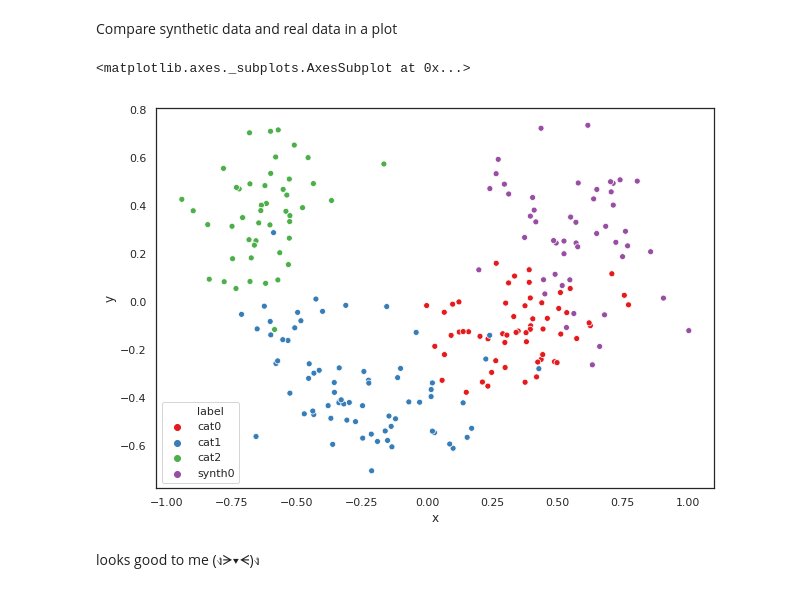
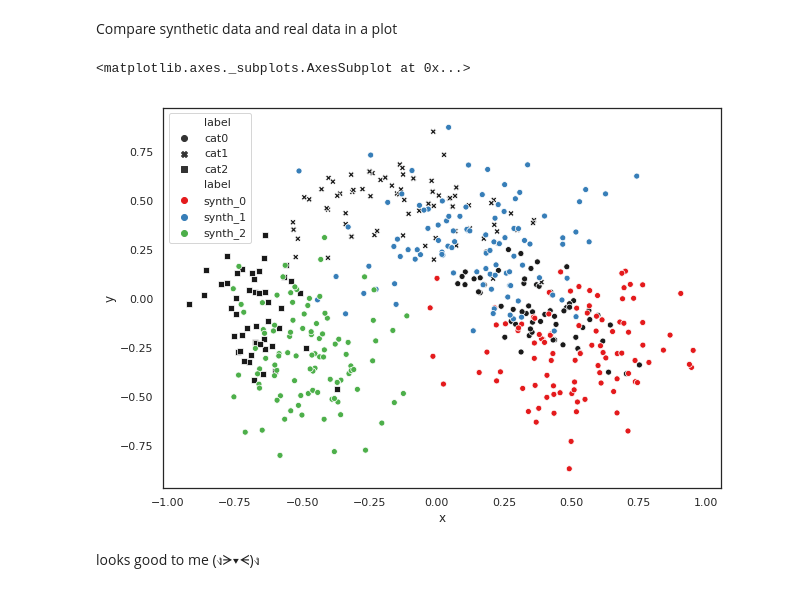
Before and after one commit to BielStela/membership_inference, a Jupyter notebook: notebooks/data_synthesis_playground.ipynb, the cells around one changed output. Saved outputs shown, nothing was run; the diff lists cells and outputs as text; code cells hidden in the pictures.

```diff
--- a/notebooks/data_synthesis_playground.ipynb
+++ b/notebooks/data_synthesis_playground.ipynb
@@ -112,2 +112,11 @@ assert all(np.argmax(rf.predict_proba(x), axis=1) == fixed_class)
 # %% [output]
 [interactive output not drawn]
+# %%
+# Class to drawn samples from
+fixed_class = 1
+# num of records
+n = 100
+
+x1 = synthesize_batch(rf, fixed_class, n_records=n, k_max=3)
+# some D-fence:
+assert all(np.argmax(rf.predict_proba(x1), axis=1) == fixed_class)
@@ -113,0 +125,9 @@ assert all(np.argmax(rf.predict_proba(x), axis=1) == fixed_class)
+# %%
+# Class to drawn samples from
+fixed_class = 2
+# num of records
+n = 100
+
+x2 = synthesize_batch(rf, fixed_class, n_records=n, k_max=3)
+# some D-fence:
+assert all(np.argmax(rf.predict_proba(x2), axis=1) == fixed_class)
@@ -117,8 +139,13 @@ Compare synthetic data and real data in a plot
 from sklearn.decomposition import PCA
 # %%
 # concat original and synthetic data
-all_data = np.concatenate((data_std, x))
-all_target = np.concatenate((target, [3]*len(x)))
+all_data = np.concatenate((data_std, x0, x1, x2))
+
+all_target = np.concatenate((target,
+                             [3]*len(x0),
+                             [4]*len(x1),
+                             [5]*len(x2))
+                           )
 # %%
 pca = PCA()
 data_proj = pca.fit_transform(all_data)
@@ -126,13 +153,23 @@ data_proj = pca.fit_transform(all_data)
 # Make a DataFrame with pca projection
 all_df = pd.DataFrame(data_proj[:,:2], columns=['x', 'y'])
 all_df['label'] = all_target
-target_cat = {0:'cat0', 1:'cat1', 2:'cat2', 3:f'synth{fixed_class}'}
+
+target_cat = {0:'cat0',
+              1:'cat1',
+              2:'cat2',
+              3:'synth_0',
+              4:'synth_1',
+              5:'synth_2'}
+
 all_df.label = all_df.label.map(target_cat)
 # %%
 plt.figure(figsize=(10,7))
-sns.scatterplot('x', 'y', hue='label', data=all_df, palette='Set1')
+df_orig = all_df[np.isin(all_df.label, ['cat0', 'cat1', 'cat2'])]
+sns.scatterplot(df_orig.x, df_orig.y, style=df_orig.label, color='k')
+df_synth = all_df[np.isin(all_df.label, ['synth_0', 'synth_1', 'synth_2'])]
+sns.scatterplot('x', 'y', hue='label', data=df_synth, palette='Set1')
 # %% [output]
 <matplotlib.axes._subplots.AxesSubplot at 0x...>
-[figure, old version]
+[figure, new version]
 # %% [markdown]
 looks good to me (งᗒ▾ᗕ)ง
```
Also changed, not shown: parts of 5 cells of this notebook, 2 other files.
